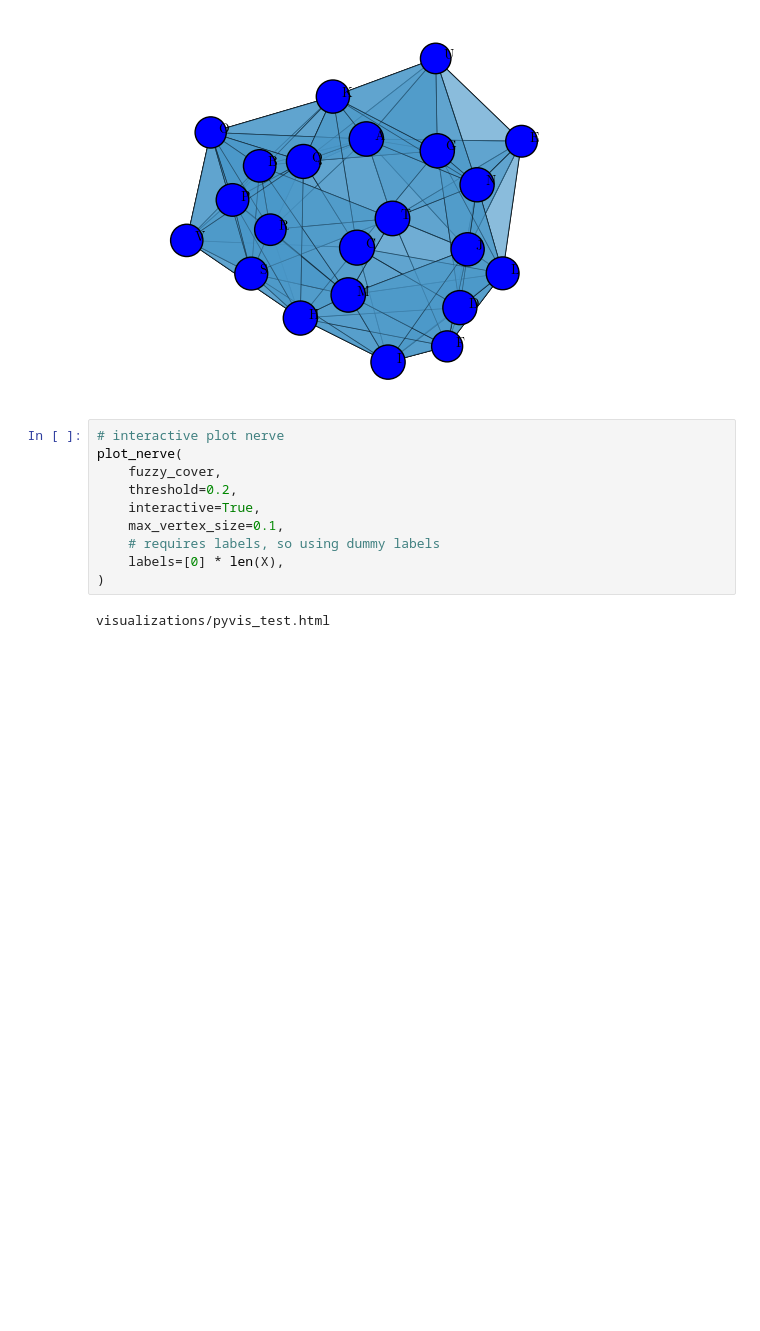
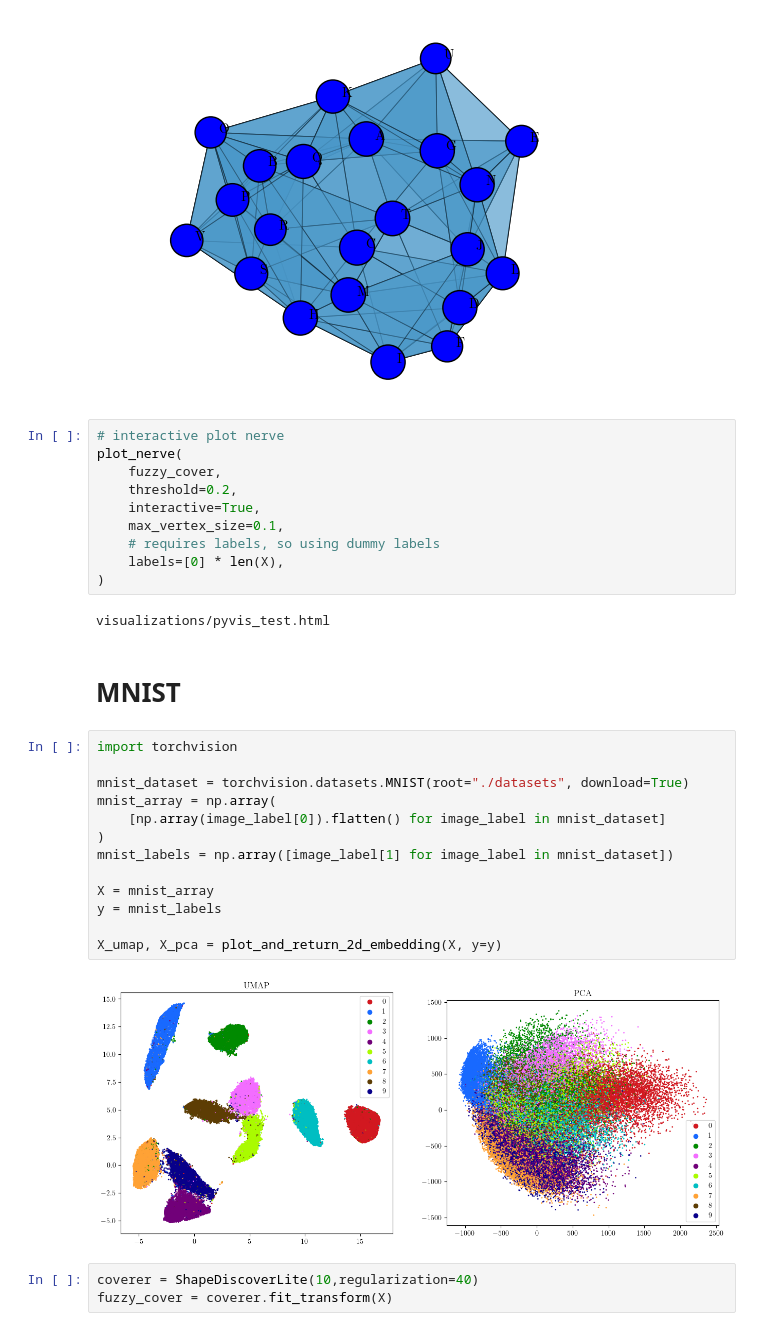
Before and after one commit to LuisScoccola/shapediscover, a Jupyter notebook: examples/examples_convenience_functions.ipynb, the cells around one changed output. Saved outputs shown, nothing was run; the diff lists cells and outputs as text; blank space fills up the shorter version.

Commit message:
docs: add MNIST example to convencience functions notebook

```diff
--- a/examples/examples_convenience_functions.ipynb
+++ b/examples/examples_convenience_functions.ipynb
@@ -42,3 +48,23 @@ plot_nerve(
 )
 # %% [output]
 visualizations/pyvis_test.html
+# %% [markdown]
+# MNIST
+# %%
+import torchvision
+
+mnist_dataset = torchvision.datasets.MNIST(root="./datasets", download=True)
+mnist_array = np.array(
+    [np.array(image_label[0]).flatten() for image_label in mnist_dataset]
+)
+mnist_labels = np.array([image_label[1] for image_label in mnist_dataset])
+
+X = mnist_array
+y = mnist_labels
+
+X_umap, X_pca = plot_and_return_2d_embedding(X, y=y)
+# %% [output]
+[figure, added]
+# %%
+coverer = ShapeDiscoverLite(10,regularization=40)
+fuzzy_cover = coverer.fit_transform(X)
```
Also changed, not shown: parts of 4 cells of this notebook.
